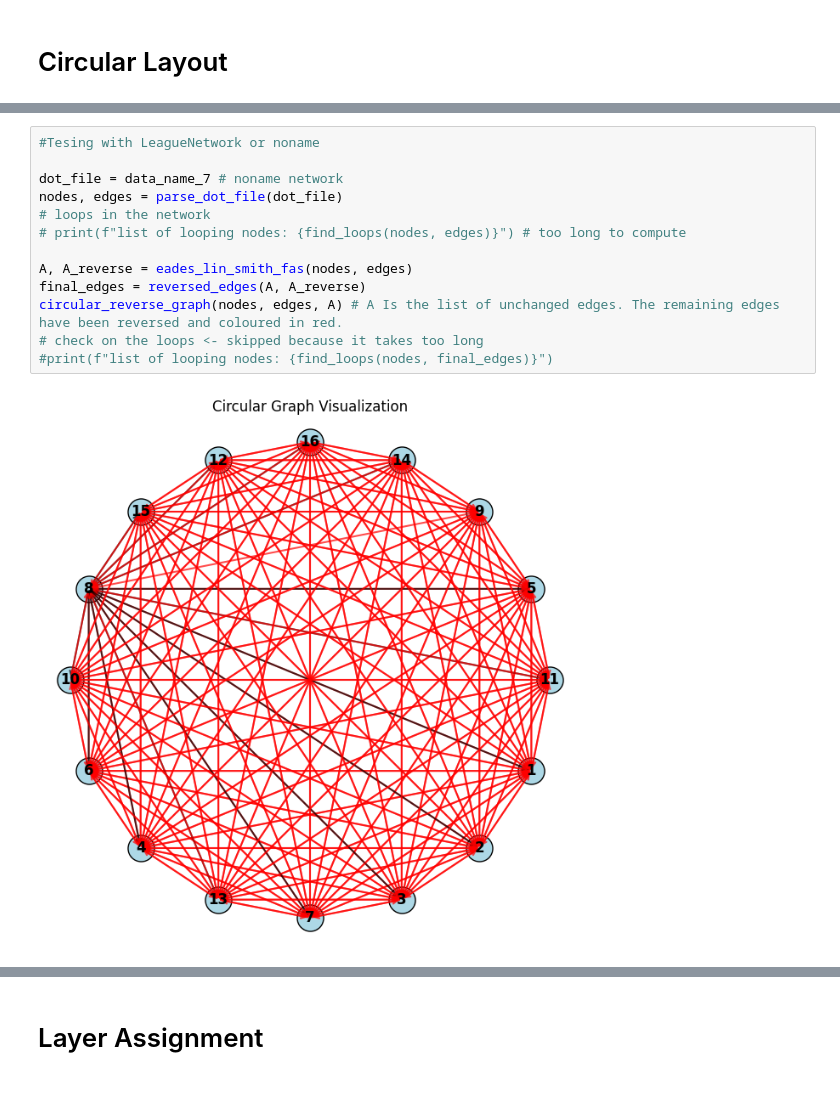
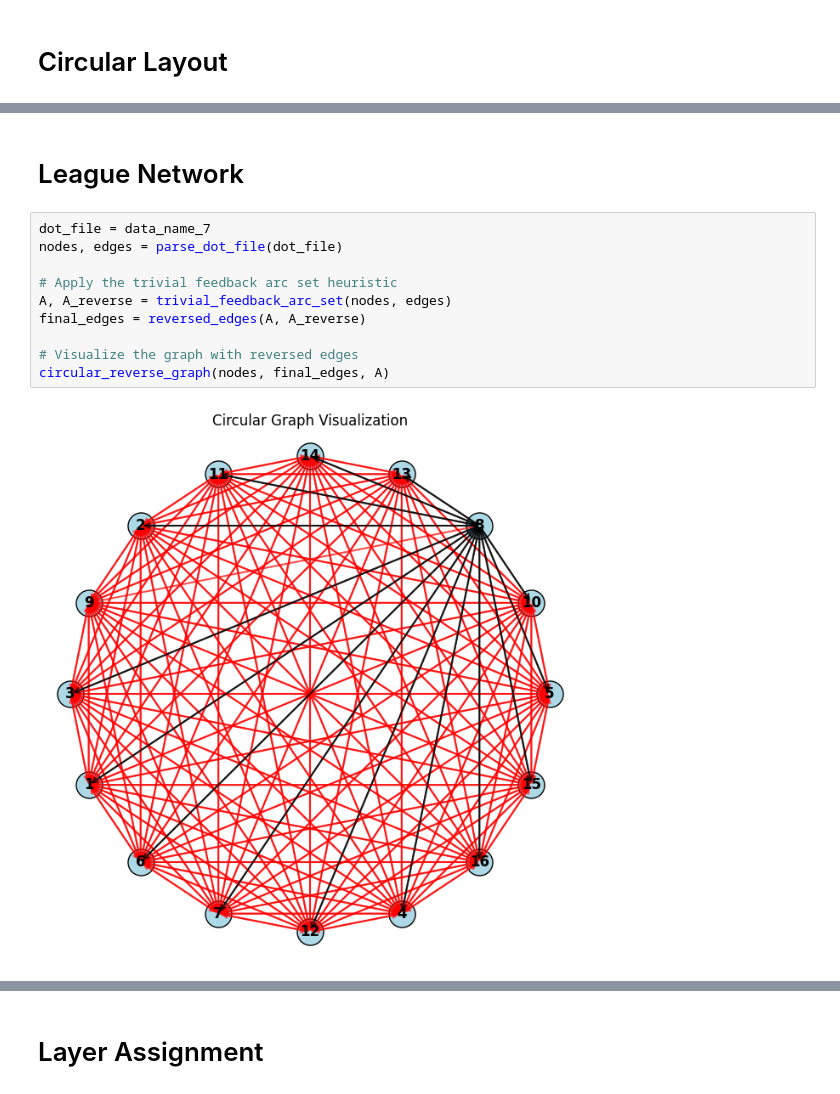
Before and after one commit to Prat2420/Data-Visualization-CurryPasta, a Jupyter notebook: Notebooks/step4_v2.ipynb, the cells around one changed output, grey strips where cells are left out. Cells and saved outputs as stored; diff of their text form.

```diff
--- a/Notebooks/step4_v2.ipynb
+++ b/Notebooks/step4_v2.ipynb
@@ -247,18 +247,17 @@ def circular_reverse_graph(nodes, edges, E_unchanged=None):
 
     plt.title("Circular Graph Visualization")
     plt.show()
-# %%
-#Tesing with LeagueNetwork or noname
-
-dot_file = data_name_7 # noname network
-nodes, edges = parse_dot_file(dot_file)
-# loops in the network
-# print(f"list of looping nodes: {find_loops(nodes, edges)}") # too long to compute
-
-A, A_reverse = eades_lin_smith_fas(nodes, edges)
-final_edges = reversed_edges(A, A_reverse)
-circular_reverse_graph(nodes, edges, A) # A Is the list of unchanged edges. The remaining edges have been reversed and coloured in red.
-# check on the loops <- skipped because it takes too long
-#print(f"list of looping nodes: {find_loops(nodes, final_edges)}")
-# %% [output]
-[figure, removed]
+# %% [markdown]
+# League Network
+# %%
+dot_file = data_name_7
+nodes, edges = parse_dot_file(dot_file)
+
+# Apply the trivial feedback arc set heuristic
+A, A_reverse = trivial_feedback_arc_set(nodes, edges)
+final_edges = reversed_edges(A, A_reverse)
+
+# Visualize the graph with reversed edges
+circular_reverse_graph(nodes, final_edges, A)
+# %% [output]
+[figure, added]
```
Also changed, not shown: parts of 11 cells of this notebook, 1 other file.
